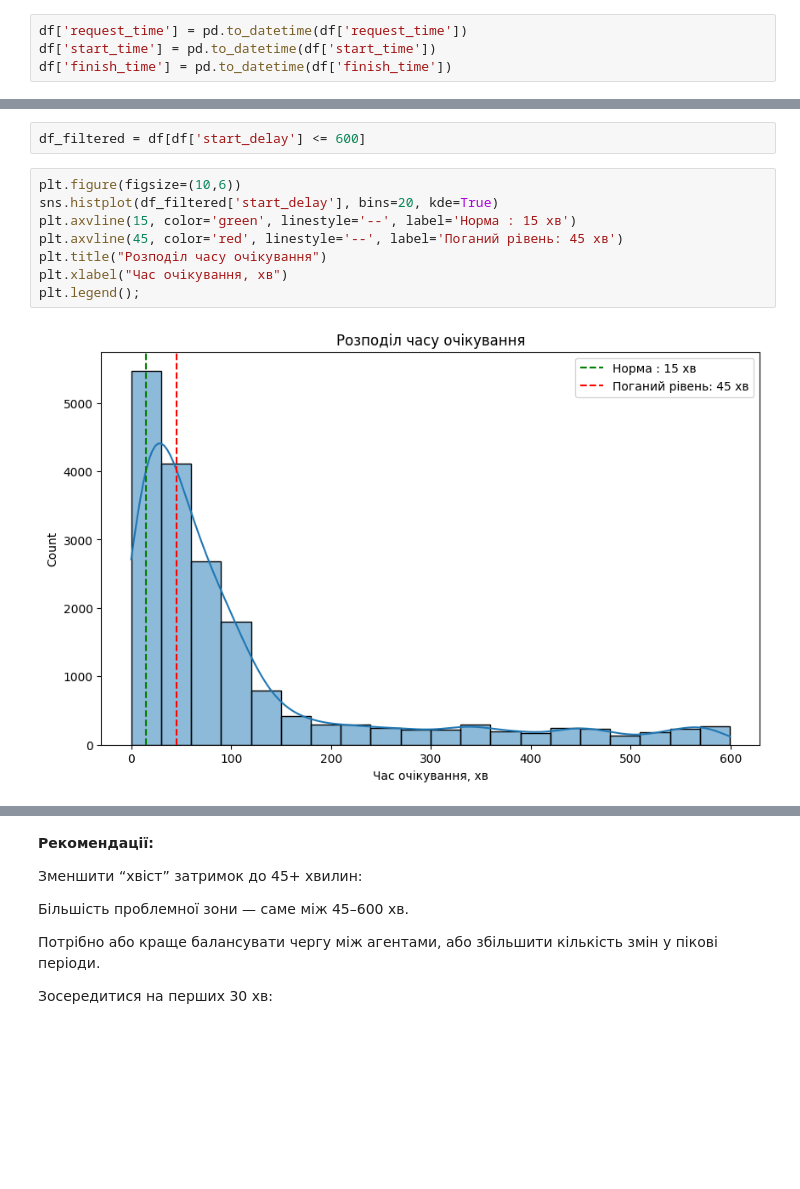
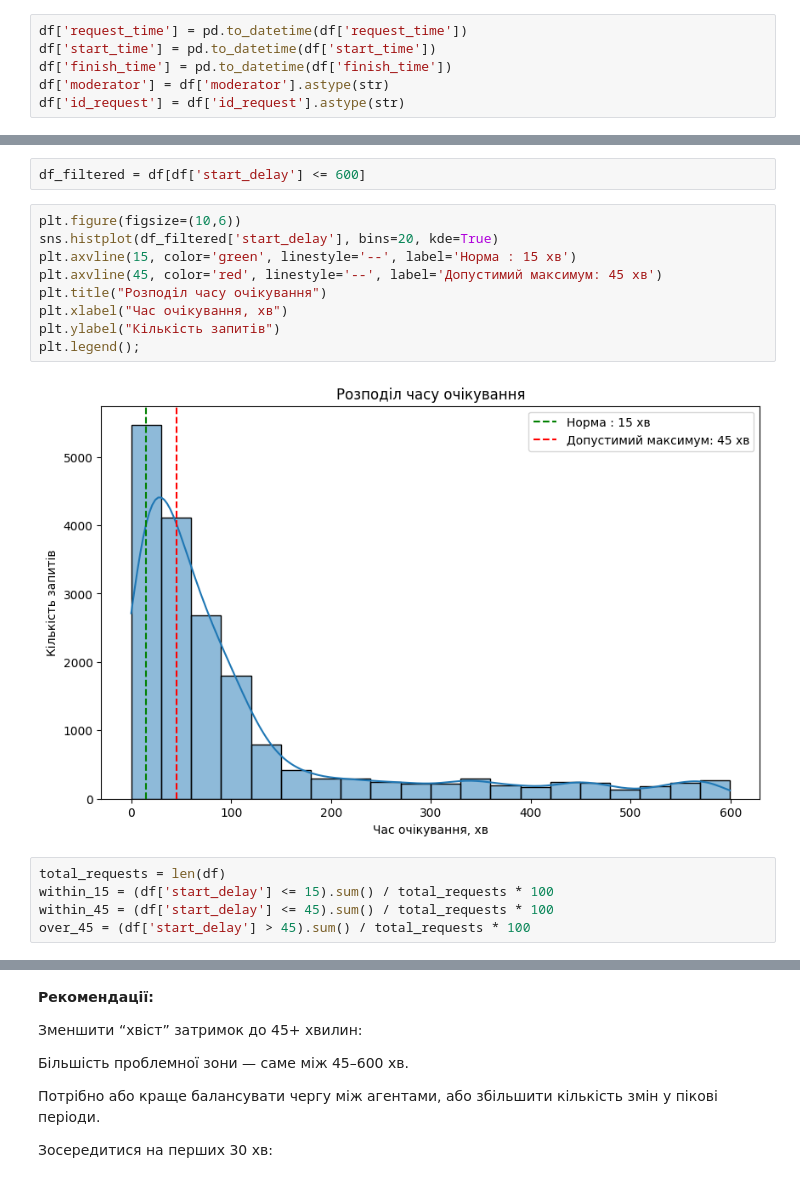
Before and after one commit to OlhaZahrebelna/team_support_analysis, a Jupyter notebook: Support_analysis.ipynb, the cells around one changed output, grey strips where cells are left out. Saved outputs shown, nothing was run; the diff lists cells and outputs as text; blank space fills up the shorter version.

```diff
--- a/Support_analysis.ipynb
+++ b/Support_analysis.ipynb
@@ -57,6 +57,8 @@ memory usage: 1.6+ MB
 df['request_time'] = pd.to_datetime(df['request_time'])
 df['start_time'] = pd.to_datetime(df['start_time'])
 df['finish_time'] = pd.to_datetime(df['finish_time'])
+df['moderator'] = df['moderator'].astype(str)
+df['id_request'] = df['id_request'].astype(str)
 # %% [markdown]
 розраховуємо час на прийняття заявки та як швидко вона була опрацьована.
 # %%
@@ -83,10 +85,16 @@ df_filtered = df[df['start_delay'] <= 600]
 # %%
 plt.figure(figsize=(10,6))
 sns.histplot(df_filtered['start_delay'], bins=20, kde=True)
 plt.axvline(15, color='green', linestyle='--', label='Норма : 15 хв')
-plt.axvline(45, color='red', linestyle='--', label='Поганий рівень: 45 хв')
+plt.axvline(45, color='red', linestyle='--', label='Допустимий максимум: 45 хв')
 plt.title("Розподіл часу очікування")
 plt.xlabel("Час очікування, хв")
+plt.ylabel("Кількість запитів")
 plt.legend();
 # %% [output]
-[figure, old version]
+[figure, new version]
+# %%
+total_requests = len(df)
+within_15 = (df['start_delay'] <= 15).sum() / total_requests * 100
+within_45 = (df['start_delay'] <= 45).sum() / total_requests * 100
+over_45 = (df['start_delay'] > 45).sum() / total_requests * 100
```
Also changed, not shown: parts of 11 cells of this notebook.
